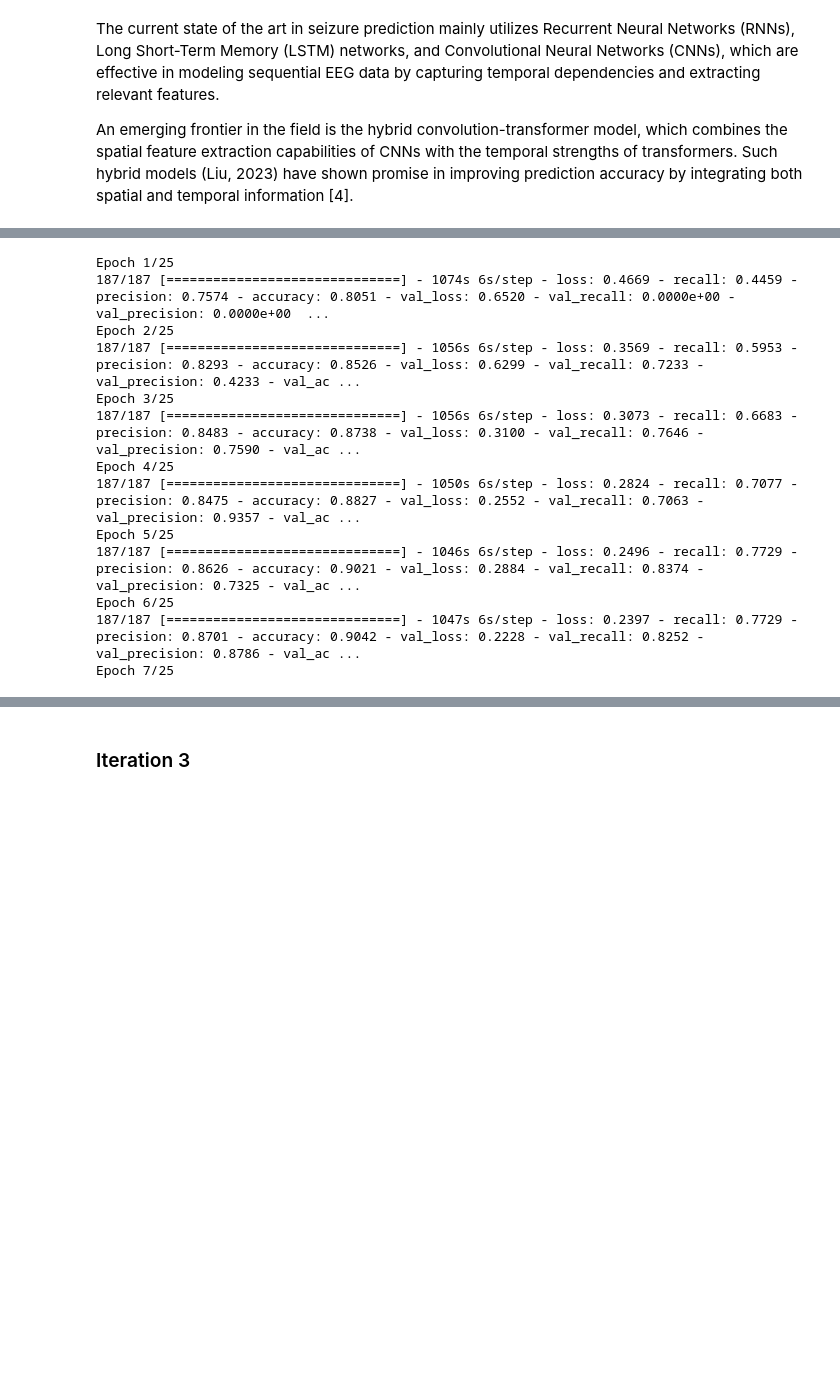
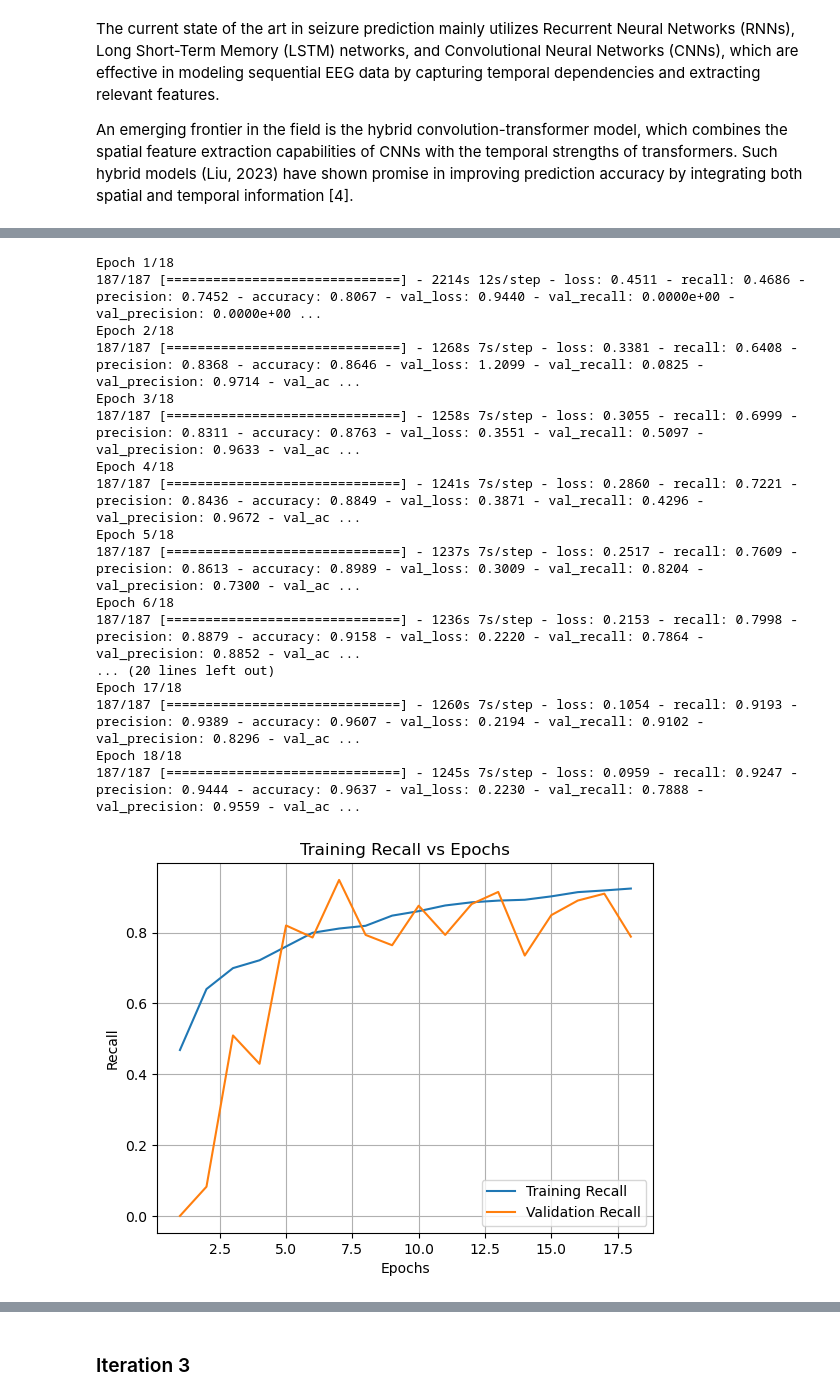
Before and after one commit to uol5/CM3070_SeizureDetection, a Jupyter notebook: main.ipynb, the cells around one changed output, grey strips where cells are left out. Drawn from its saved outputs; the diff is of its cells as text; code cells hidden in the pictures; blank space fills up the shorter version.

```diff
--- a/main.ipynb
+++ b/main.ipynb
@@ -2301,33 +2349,38 @@ class CNN_Transformer:
 # %%
 # train_10sec contain data from '10sec_signals.npy'
 # labels_10sec  contain data from '10sec_labels.npy'
 
 # 2D convolution needs input (channels=23, timepoints=2560, feature depth=1)
 conv_input_shape = (23, 2560, 1)
 
 # Build  and compile model
 cnn_t_model = CNN_Transformer(input_shape=conv_input_shape)
 cnn_t_model.compile()
 
 # Fit and evaluate model
-history_cnn_t = cnn_t_model.train(train_10sec_data_reshaped, train_10sec_labels, epochs=25, batch_size=32, validation_split=0.2)
+history_cnn_t = cnn_t_model.train(train_10sec_data_reshaped, train_10sec_labels, epochs=18, batch_size=32, validation_split=0.2)
 
 loss, recall, precision, accuracy = cnn_t_model.evaluate(test_10sec_data_reshaped, test_10sec_labels)
 print(f'Loss: {loss:.4f}, Recall: {recall:.4f}, Precision: {precision:.4f}, Accuracy: {accuracy:.4f}')
 
 # save model to
 cnn_t_model.save_model('cnn_t_model_1.h5')
 # %% [output]
-Epoch 1/25
-187/187 [==============================] - 1074s 6s/step - loss: 0.4669 - recall: 0.4459 - precision: 0.7574 - accuracy: 0.8051 - val_loss: 0.6520 - val_recall: 0.0000e+00 - val_precision: 0.0000e+00  ...
-Epoch 2/25
-187/187 [==============================] - 1056s 6s/step - loss: 0.3569 - recall: 0.5953 - precision: 0.8293 - accuracy: 0.8526 - val_loss: 0.6299 - val_recall: 0.7233 - val_precision: 0.4233 - val_ac ...
-Epoch 3/25
-187/187 [==============================] - 1056s 6s/step - loss: 0.3073 - recall: 0.6683 - precision: 0.8483 - accuracy: 0.8738 - val_loss: 0.3100 - val_recall: 0.7646 - val_precision: 0.7590 - val_ac ...
-Epoch 4/25
-187/187 [==============================] - 1050s 6s/step - loss: 0.2824 - recall: 0.7077 - precision: 0.8475 - accuracy: 0.8827 - val_loss: 0.2552 - val_recall: 0.7063 - val_precision: 0.9357 - val_ac ...
-Epoch 5/25
-187/187 [==============================] - 1046s 6s/step - loss: 0.2496 - recall: 0.7729 - precision: 0.8626 - accuracy: 0.9021 - val_loss: 0.2884 - val_recall: 0.8374 - val_precision: 0.7325 - val_ac ...
-Epoch 6/25
-187/187 [==============================] - 1047s 6s/step - loss: 0.2397 - recall: 0.7729 - precision: 0.8701 - accuracy: 0.9042 - val_loss: 0.2228 - val_recall: 0.8252 - val_precision: 0.8786 - val_ac ...
-Epoch 7/25
+Epoch 1/18
+187/187 [==============================] - 2214s 12s/step - loss: 0.4511 - recall: 0.4686 - precision: 0.7452 - accuracy: 0.8067 - val_loss: 0.9440 - val_recall: 0.0000e+00 - val_precision: 0.0000e+00 ...
+Epoch 2/18
+187/187 [==============================] - 1268s 7s/step - loss: 0.3381 - recall: 0.6408 - precision: 0.8368 - accuracy: 0.8646 - val_loss: 1.2099 - val_recall: 0.0825 - val_precision: 0.9714 - val_ac ...
+Epoch 3/18
+187/187 [==============================] - 1258s 7s/step - loss: 0.3055 - recall: 0.6999 - precision: 0.8311 - accuracy: 0.8763 - val_loss: 0.3551 - val_recall: 0.5097 - val_precision: 0.9633 - val_ac ...
+Epoch 4/18
+187/187 [==============================] - 1241s 7s/step - loss: 0.2860 - recall: 0.7221 - precision: 0.8436 - accuracy: 0.8849 - val_loss: 0.3871 - val_recall: 0.4296 - val_precision: 0.9672 - val_ac ...
+Epoch 5/18
+187/187 [==============================] - 1237s 7s/step - loss: 0.2517 - recall: 0.7609 - precision: 0.8613 - accuracy: 0.8989 - val_loss: 0.3009 - val_recall: 0.8204 - val_precision: 0.7300 - val_ac ...
+Epoch 6/18
+187/187 [==============================] - 1236s 7s/step - loss: 0.2153 - recall: 0.7998 - precision: 0.8879 - accuracy: 0.9158 - val_loss: 0.2220 - val_recall: 0.7864 - val_precision: 0.8852 - val_ac ...
+... (20 lines left out)
+Epoch 17/18
+187/187 [==============================] - 1260s 7s/step - loss: 0.1054 - recall: 0.9193 - precision: 0.9389 - accuracy: 0.9607 - val_loss: 0.2194 - val_recall: 0.9102 - val_precision: 0.8296 - val_ac ...
+Epoch 18/18
+187/187 [==============================] - 1245s 7s/step - loss: 0.0959 - recall: 0.9247 - precision: 0.9444 - accuracy: 0.9637 - val_loss: 0.2230 - val_recall: 0.7888 - val_precision: 0.9559 - val_ac ...
+[figure, added]
```
Also changed, not shown: parts of 8 cells of this notebook.
